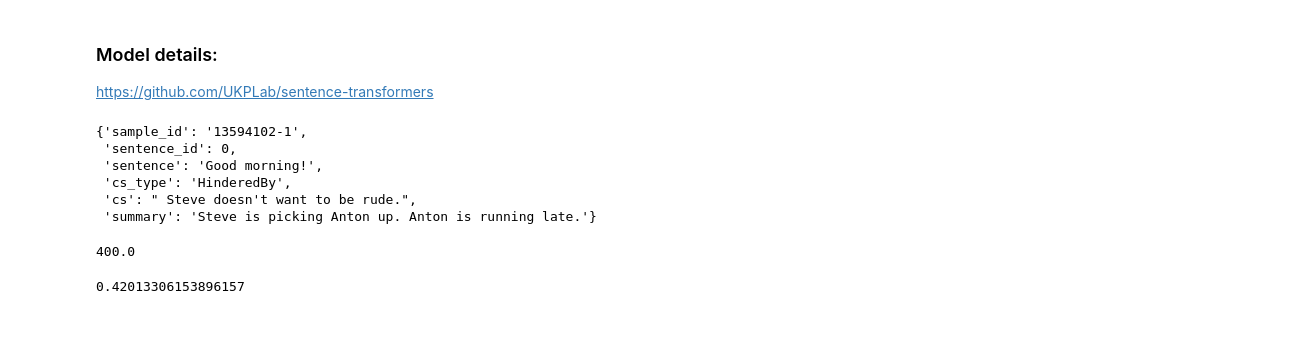
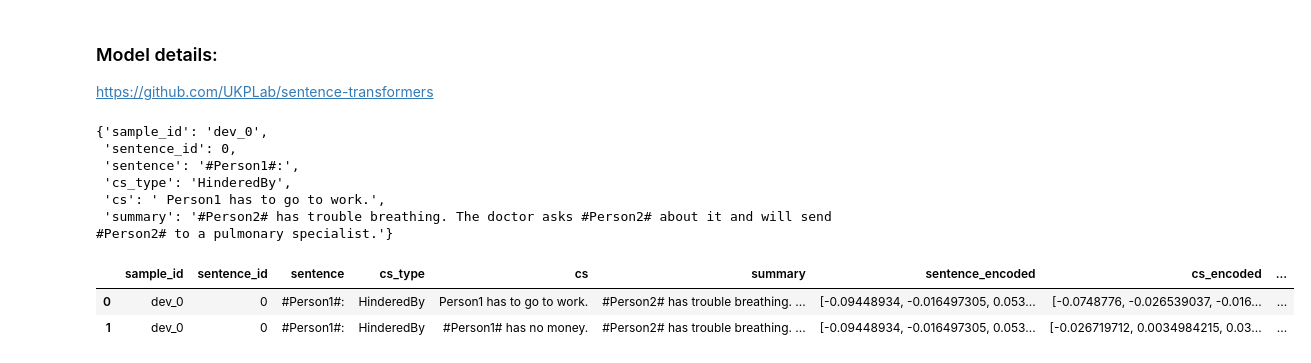
Before and after one commit to angrytako/NLP-SICK-filter-extension, a Jupyter notebook: src/filter_extension/similarities_with_summaries.ipynb, the cells around one changed output. Drawn from its saved outputs; the diff is of its cells as text; code cells hidden in the pictures; blank space fills up the shorter version.

```diff
--- a/src/filter_extension/similarities_with_summaries.ipynb
+++ b/src/filter_extension/similarities_with_summaries.ipynb
@@ -6,9 +8,23 @@ import json, pandas as pd
 from sentence_transformers import SentenceTransformer, util
 from tqdm import tqdm
 # %%
+dataset = "dialogsum"
 dataset_type = "validation"
-FILTERED_FILE_PATH =f"./comet_{dataset_type}.json"
+
+FILTERED_COMET_FILE_PATH = f"./comet_{dataset_type}.json"
+DIALOGSUM_FILE_PATH =  f"./dialogsum.{dataset_type}.jsonl"
+# %%
+summary_dict = None
+dilaogsum = None
+if dataset == "samsum":
+    samsum = load_dataset('samsum')
+    summary_dict = dict([(obj["id"], obj["summary"]) for obj in samsum[dataset_type]])
+elif dataset == "dialogsum":
+       dilaogsum = pd.read_json(path_or_buf=DIALOGSUM_FILE_PATH, lines=True)
+       summary_dict = dict([(obj["fname"], obj["summary"]) for _, obj in dilaogsum[["fname","summary"]].iterrows()])
+else:
+    raise NotImplementedError()
 # %%
 comet = None
-with open(FILTERED_FILE_PATH) as f:
+with open(FILTERED_COMET_FILE_PATH) as f:
     comet = json.loads(f.read())
@@ -37,12 +49,12 @@ sbert = SentenceTransformer('all-MiniLM-L6-v2', device='cuda')
 # %%
 cs_unraveled[0]
 # %% [output]
-{'sample_id': '13594102-1',
+{'sample_id': 'dev_0',
  'sentence_id': 0,
- 'sentence': 'Good morning!',
+ 'sentence': '#Person1#:',
  'cs_type': 'HinderedBy',
- 'cs': " Steve doesn't want to be rude.",
- 'summary': 'Steve is picking Anton up. Anton is running late.'}
+ 'cs': ' Person1 has to go to work.',
+ 'summary': '#Person2# has trouble breathing. The doctor asks #Person2# about it and will send #Person2# to a pulmonary specialist.'}
 # %%
 cs_final= []
 for cs_obj in tqdm(cs_unraveled):
@@ -52,7 +68,9 @@ for cs_obj in tqdm(cs_unraveled):
 # %%
 cs_dp = pd.DataFrame(cs_final)
-# %%
-len(cs_dp)/25
-# %% [output]
-400.0
+# %%
+cs_dp.iloc[:2,:]
+# %% [output]
+|  | sample_id | sentence_id | sentence | cs_type | cs | summary | sentence_encoded | cs_encoded | ... |
+| 0 | dev_0 | 0 | #Person1#: | HinderedBy | Person1 has to go to work. | #Person2# has trouble breathing. ... | [-0.09448934, -0.016497305, 0.053... | [-0.0748776, -0.026539037, -0.016... | ... |
+| 1 | dev_0 | 0 | #Person1#: | HinderedBy | #Person1# has no money. | #Person2# has trouble breathing. ... | [-0.09448934, -0.016497305, 0.053... | [-0.026719712, 0.0034984215, 0.03... | ... |
 # %%
@@ -60,5 +77,0 @@ peaks = [max(list(cs_dp["cos_similary"])[25*(i-1):25*i]) for i in range(1,400)]
-# %%
-import numpy as np
-np.average(peaks)
-# %% [output]
-0.42013306153896157
```
Also changed, not shown: parts of 14 cells of this notebook.
